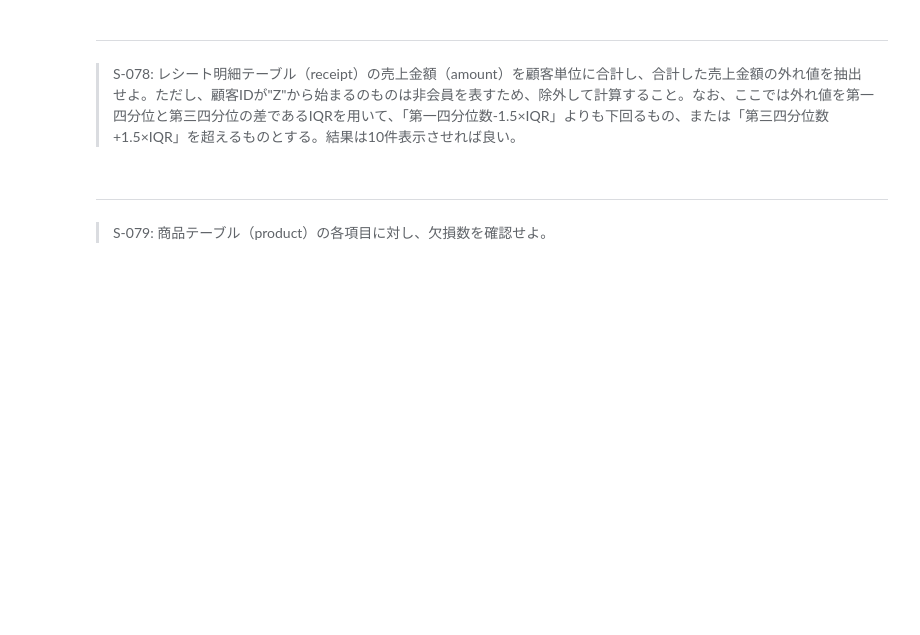
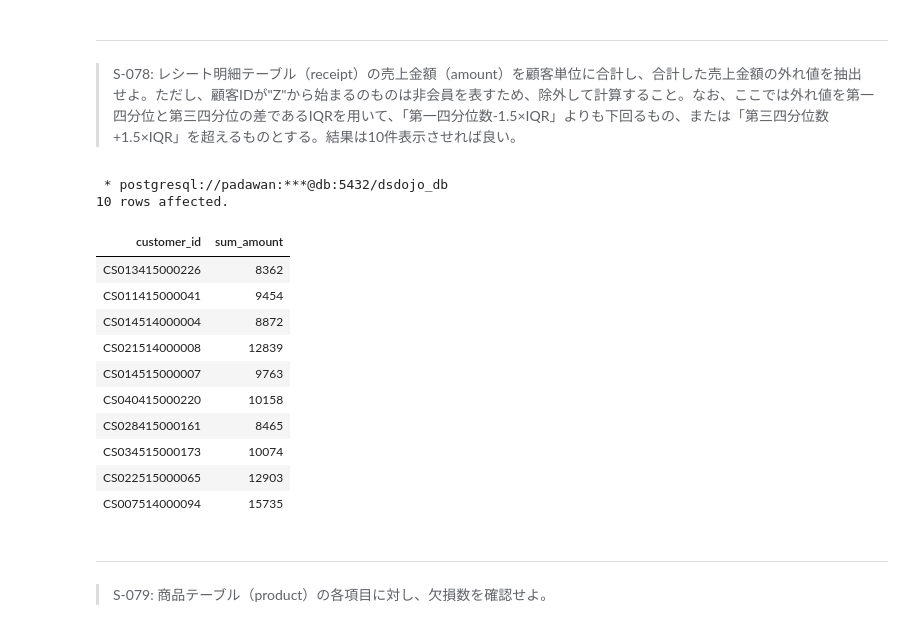
Before and after one commit to kouta0530/jupyter, a Jupyter notebook: practice/100knocks-preprocess/docker/work/preprocess_knock_SQL.ipynb, the cells around one changed output. Saved outputs shown, nothing was run; the diff lists cells and outputs as text; code cells hidden in the pictures; blank space fills up the shorter version.

```diff
--- a/practice/100knocks-preprocess/docker/work/preprocess_knock_SQL.ipynb
+++ b/practice/100knocks-preprocess/docker/work/preprocess_knock_SQL.ipynb
@@ -2125,3 +2123,50 @@ LIMIT 10
+# %%
+%%sql
+WITH total_amount AS(
+    SELECT
+        customer_id,SUM(amount) as sum_amount
+    FROM
+        receipt
+    WHERE
+        customer_id not like 'Z%'
+    GROUP BY
+        customer_id
+),
+percentile_amount AS (
+    SELECT
+        PERCENTILE_CONT(0.25) WITHIN GROUP(ORDER BY sum_amount) as quartile,
+        PERCENTILE_CONT(0.75) WITHIN GROUP(ORDER BY sum_amount) as quartile_third
+    FROM
+        total_amount
+)
+SELECT total_amount.*
+FROM total_amount
+INNER JOIN
+    (
+        SELECT
+            quartile,
+            quartile_third,
+            quartile_third - quartile as IQR FROM percentile_amount
+    ) tmp
+ON
+    total_amount.sum_amount > tmp.quartile_third + IQR * 1.5
+    OR
+    total_amount.sum_amount < tmp.quartile - IQR * 1.5
+LIMIT 10
+# %% [output]
+ * postgresql://padawan:***@db:5432/dsdojo_db
+10 rows affected.
+| customer_id | sum_amount |
+| CS013415000226 | 8362 |
+| CS011415000041 | 9454 |
+| CS014514000004 | 8872 |
+| CS021514000008 | 12839 |
+| CS014515000007 | 9763 |
+| CS040415000220 | 10158 |
+| CS028415000161 | 8465 |
+| CS034515000173 | 10074 |
+| CS022515000065 | 12903 |
+| CS007514000094 | 15735 |
 # %% [markdown]
 ---
 > S-079: 商品テーブル（product）の各項目に対し、欠損数を確認せよ。
```
Also changed, not shown: parts of 1 cell of this notebook.
